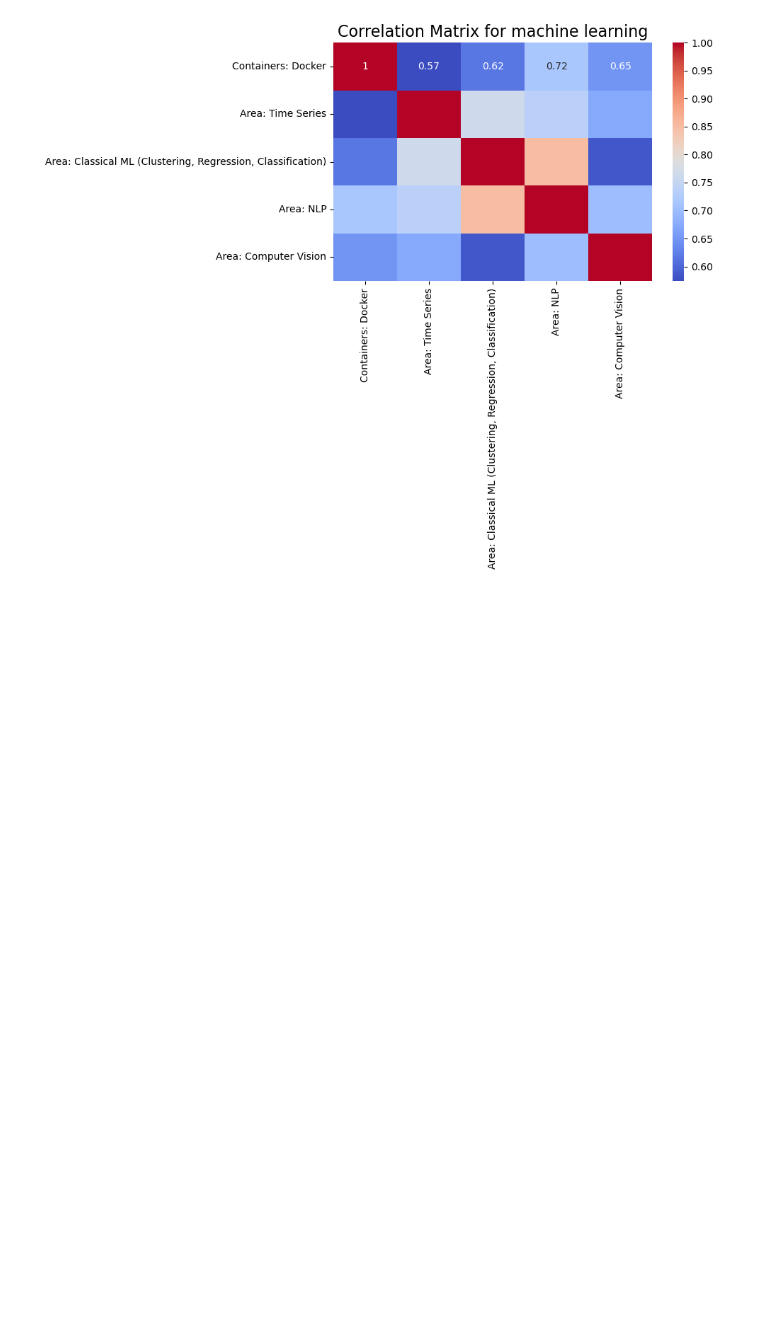
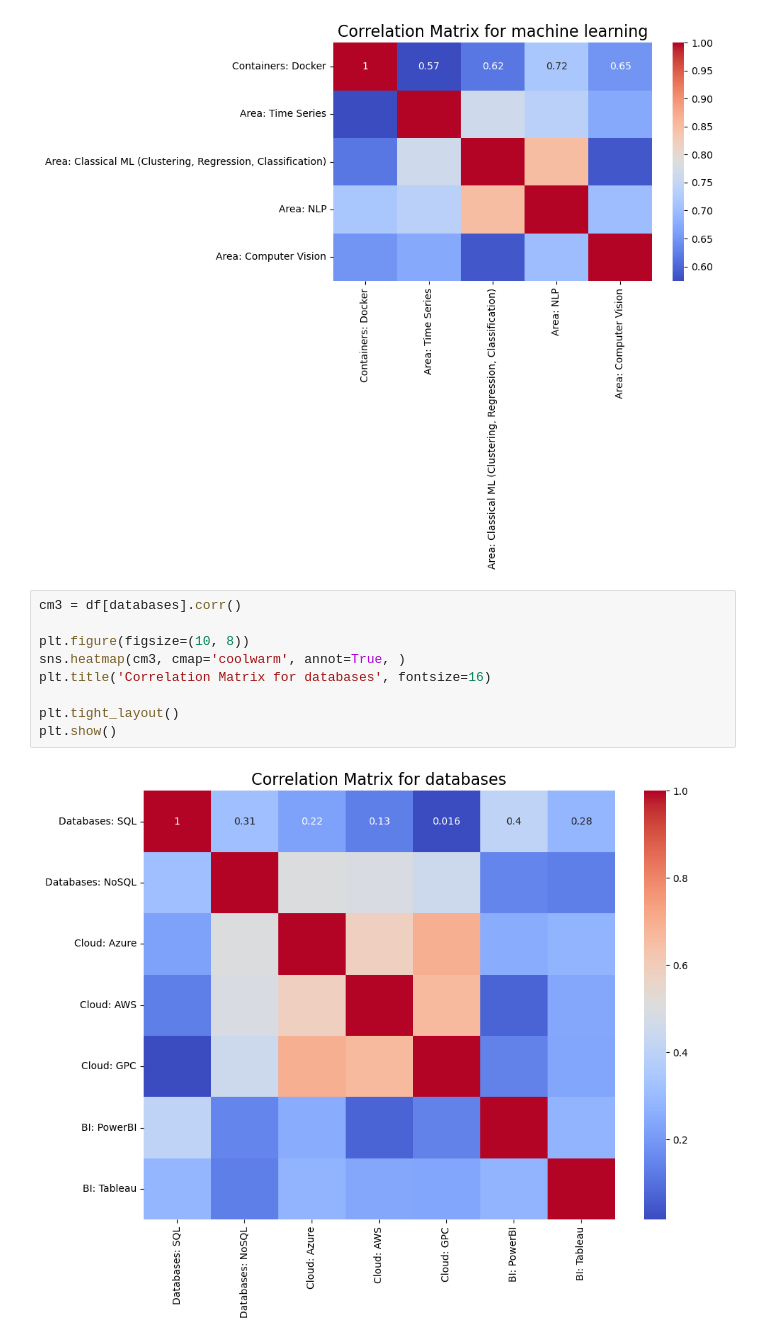
Before and after one commit to Mghd269/DMI-Project, a Jupyter notebook: notebooks/02_eda.ipynb, the cells around one changed output. Saved outputs shown, nothing was run; the diff lists cells and outputs as text; blank space fills up the shorter version.

Commit message:
Huge matrix

```diff
--- a/notebooks/02_eda.ipynb
+++ b/notebooks/02_eda.ipynb
@@ -78,3 +78,14 @@ plt.tight_layout()
 plt.show()
 # %% [output]
 [figure]
+# %%
+cm3 = df[databases].corr()
+
+plt.figure(figsize=(10, 8))
+sns.heatmap(cm3, cmap='coolwarm', annot=True, )
+plt.title('Correlation Matrix for databases', fontsize=16)
+
+plt.tight_layout()
+plt.show()
+# %% [output]
+[figure, added]
```
Also changed, not shown: parts of 3 cells of this notebook.
